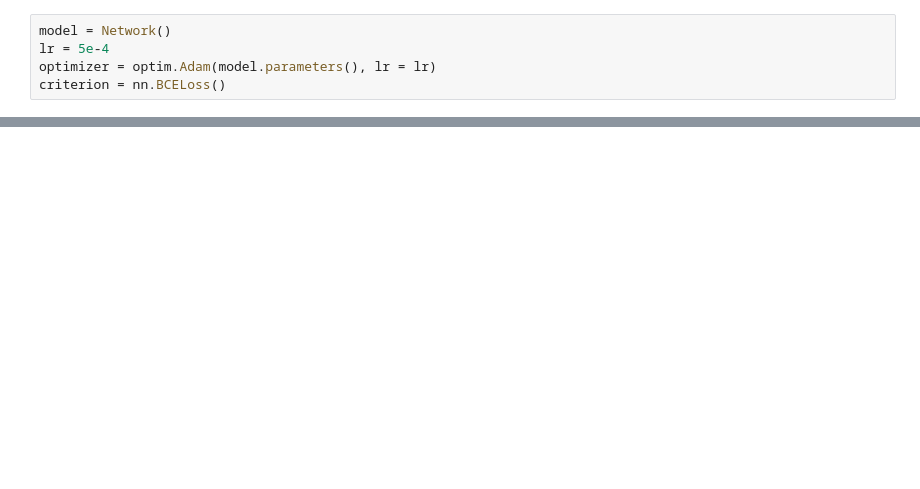
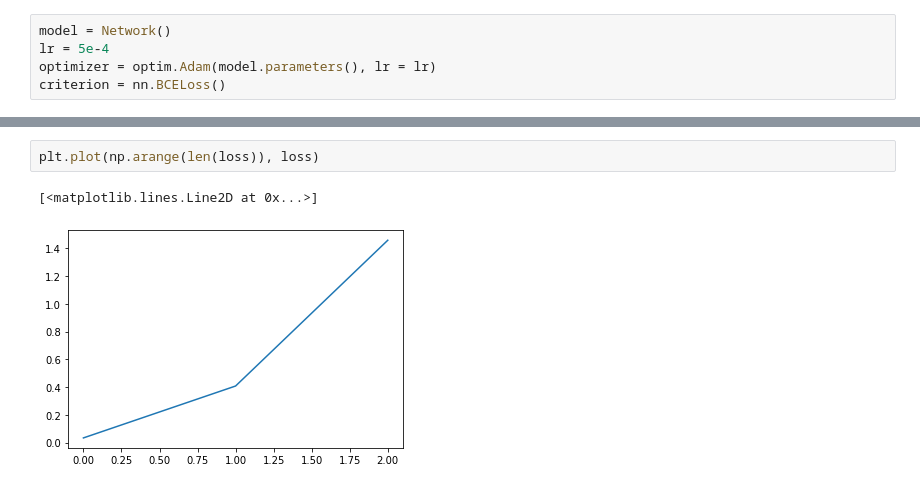
Before and after one commit to Arvinth-s/MIMO, a Jupyter notebook: mimo.ipynb, the cells around one changed output, grey strips where cells are left out. Drawn from its saved outputs; the diff is of its cells as text; blank space fills up the shorter version.

```diff
--- a/mimo.ipynb
+++ b/mimo.ipynb
@@ -167,0 +200,5 @@ torch.save(model, target_dir + 'weights/optimizer/' + i + '.pt')
+# %%
+plt.plot(np.arange(len(loss)), loss)
+# %% [output]
+[<matplotlib.lines.Line2D at 0x...>]
+[figure, added]
```
Also changed, not shown: parts of 10 cells of this notebook.
